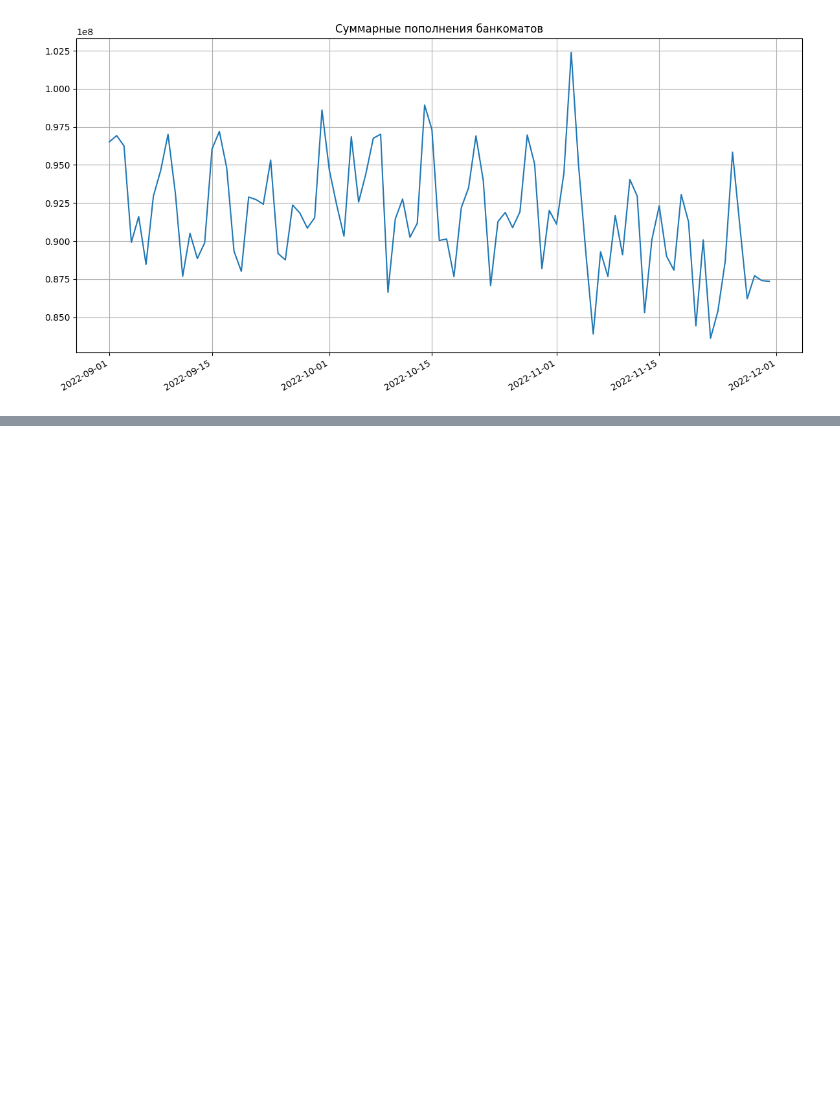
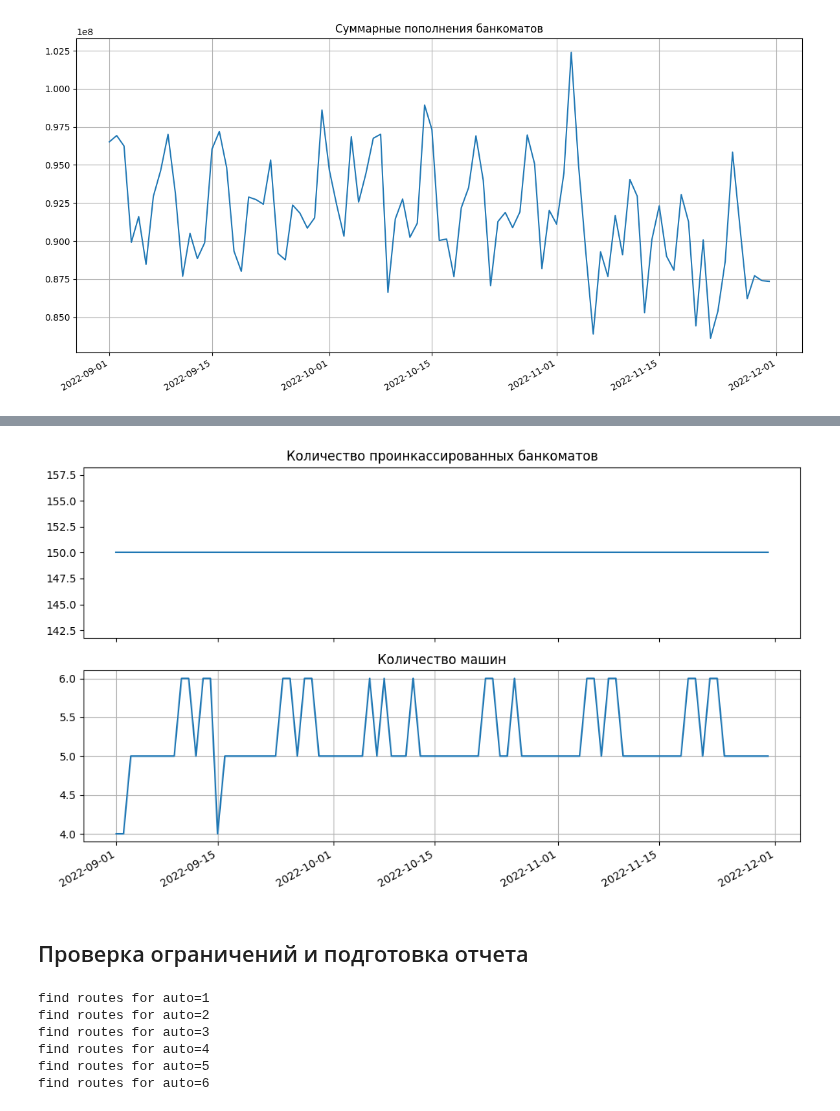
Before and after one commit to SerSmith/bank_schedule, a Jupyter notebook: notebooks/optimization_researches.ipynb, the cells around one changed output, grey strips where cells are left out. Saved outputs shown, nothing was run; the diff lists cells and outputs as text; code cells hidden in the pictures; blank space fills up the shorter version.

Commit message:
optimization finalized

```diff
--- a/notebooks/optimization_researches.ipynb
+++ b/notebooks/optimization_researches.ipynb
@@ -390,0 +118,7 @@ fig.show()
+# %%
+car_routes_dict, cars_routes_times_dict = \
+    ortools_tsp.optimize_routes(loader, # загрузчик данных
+                                schedule_df, # датафрейм с расписанием инкассации
+                                n_iterations=5, # количество итераций построения маршрута. Выбирается лучшее решение из полученных
+                                max_route_time=719.5, # максимально допустимое время маршрута в минутах для одного броневика
+                                verbose=True) # выводит в консоль информацию о процессе
@@ -390,0 +143,4 @@ fig.show()
+# %%
+# подготовка файла с результатами оптимизации маршрутов
+result_df = ortools_tsp.prepare_tsp_result(car_routes_dict)
+display(result_df)
@@ -390,0 +161,45 @@ fig.show()
+# %%
+fig, axs = plt.subplots(ncols=1, nrows=2, sharex=True, figsize=(10, 6))
+ax1, ax2 = axs
+
+ax1.plot(result_df.groupby('date')['TID'].agg(lambda x: len(set(x))))
+ax1.set_title('Количество проинкассированных банкоматов')
+
+ax2.plot(result_df.groupby('date')['auto'].agg(lambda x: len(set(x))))
+ax2.set_title('Количество машин')
+
+fig.autofmt_xdate()
+plt.tight_layout()
+plt.grid()
+plt.show()
+# %% [output]
+[figure, added]
+# %% [markdown]
+## Проверка ограничений и подготовка отчета
+# %%
+# проверка ограничений на время (с 8 утра до 8 вечера) + составления маршрутов для отчета
+df_routes = output.find_routes_check_2(result_df, loader)
+df_opt_result = df_routes[['TID', 'date', 'auto']]
+
+check_conditions.condition_max_days_inc(df_opt_result, loader)
+check_conditions.check_over_balance(df_opt_result, loader)
+
+df_money_sum = output.find_ATM_balance_evening(df_opt_result, loader)
+df_money_sum_morning = output.find_ATM_balance_morning(df_opt_result, loader)
+all_cost_by_days, all_cost_inc, df_fond = output.find_all_cost(df_money_sum,
+                                                               df_opt_result,
+                                                               loader)
+
+# создание отчета
+output.postprocessing_and_make_excel('schedule_optimization_result.xlsx',
+                                     df_money_sum_morning,
+                                     df_fond,
+                                     all_cost_inc,
+                                     all_cost_by_days, df_routes)
+# %% [output]
+find routes for auto=1
+find routes for auto=2
+find routes for auto=3
+find routes for auto=4
+find routes for auto=5
+find routes for auto=6
```
Also changed, not shown: parts of 22 cells of this notebook, 9 other files.
